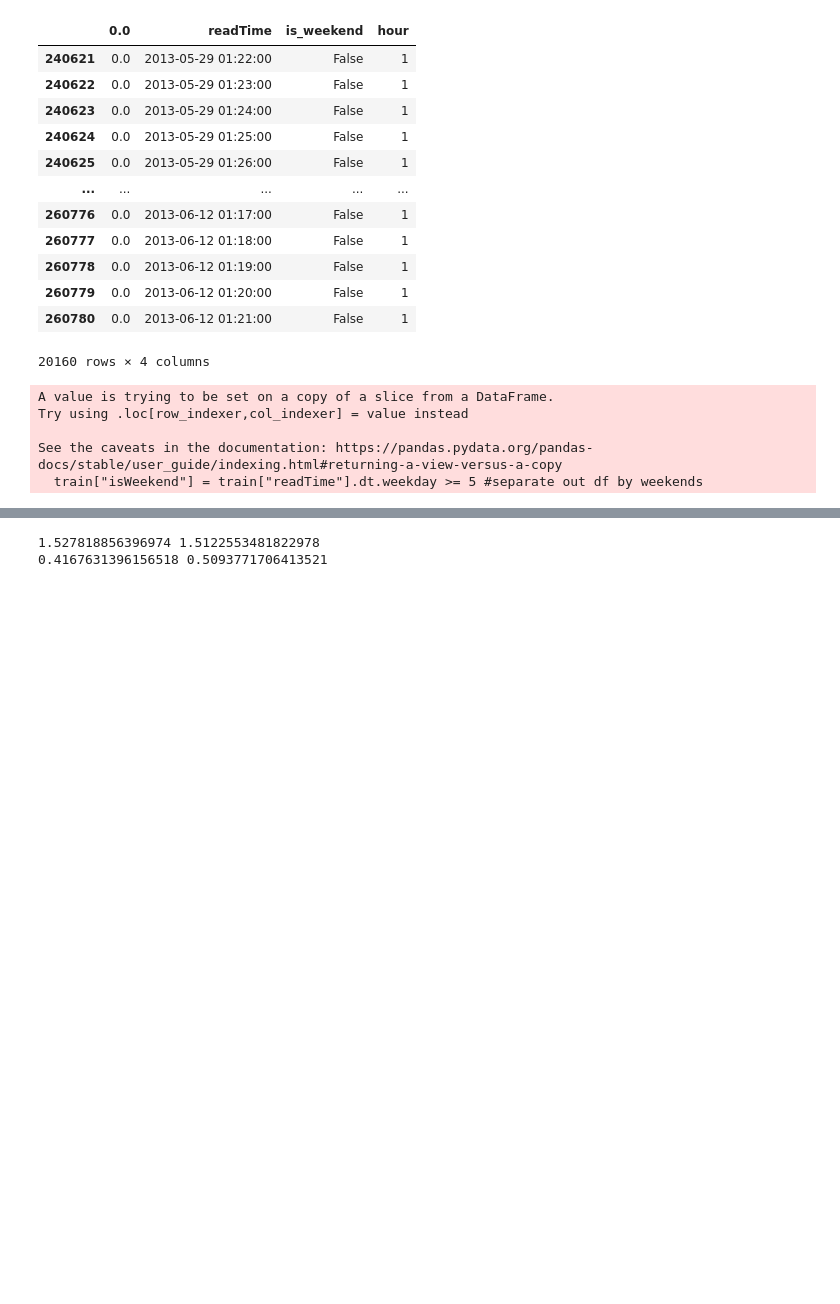
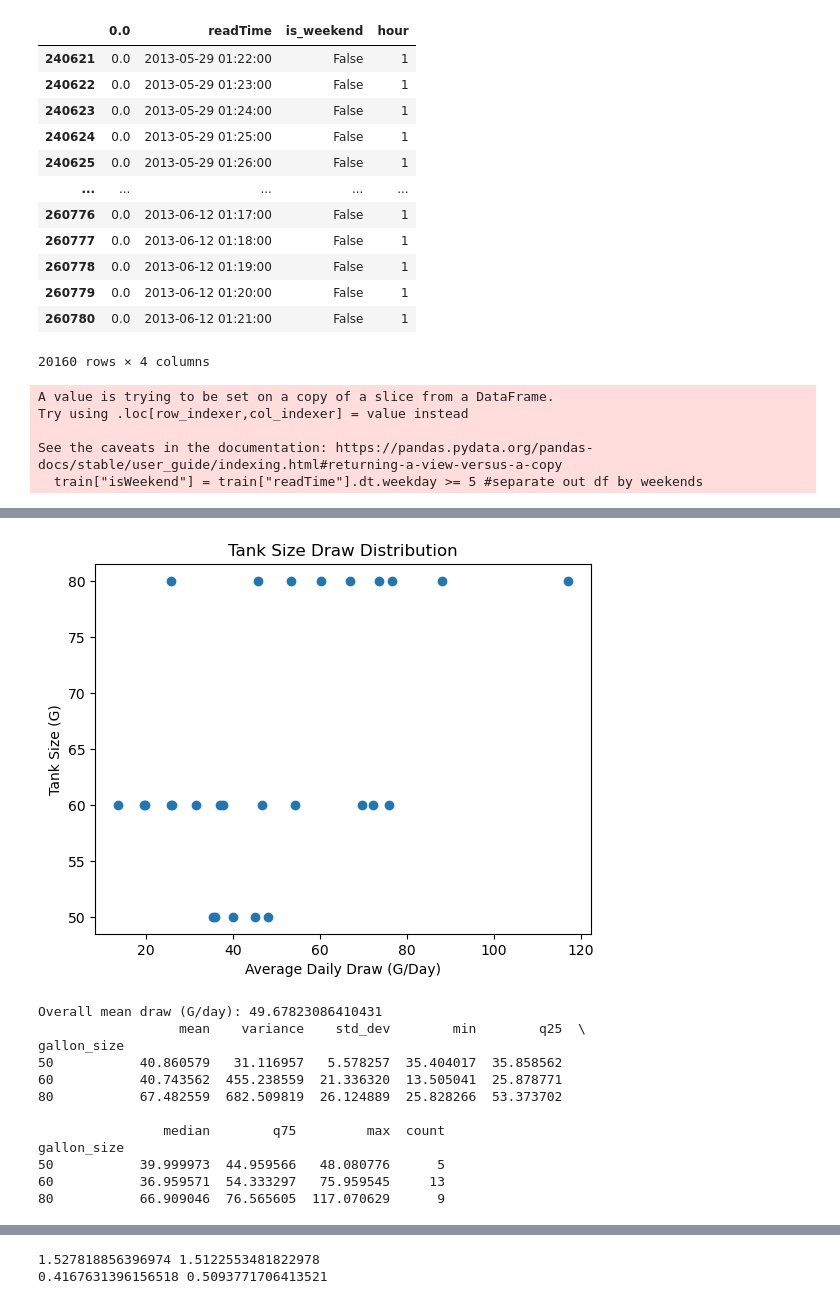
Before and after one commit to NREL/OCHRE, a Jupyter notebook: bin/generate_graphics.ipynb, the cells around one changed output, grey strips where cells are left out. Saved outputs shown, nothing was run; the diff lists cells and outputs as text; code cells hidden in the pictures; blank space fills up the shorter version.

```diff
--- a/bin/generate_graphics.ipynb
+++ b/bin/generate_graphics.ipynb
@@ -627,0 +795,52 @@ Net savings:  0.15179053887893035
+# %%
+import numpy as np
+import pandas as pd
+import matplotlib.pyplot as plt
+
+# Convert to gallons
+avg_draw_g = avg_draw_arr * 0.264172
+
+# Scatter plot
+plt.scatter(avg_draw_g , gallon_sizes)
+plt.xlabel("Average Daily Draw (G/Day)")
+plt.ylabel("Tank Size (G)")
+plt.title("Tank Size Draw Distribution")
+plt.show()
+
+# Optional: print overall mean draw
+print("Overall mean draw (G/day):", np.mean(avg_draw_g))
+
+# Create DataFrame
+df = pd.DataFrame({
+    "avg_draw": avg_draw_g,
+    "gallon_size": gallon_sizes
+})
+
+# Group by tank size and compute statistics
+grouped_stats = df.groupby("gallon_size")["avg_draw"].agg(
+    mean="mean",
+    variance=lambda x: np.var(x, ddof=1),
+    std_dev=lambda x: np.std(x, ddof=1),
+    min="min",
+    q25=lambda x: np.percentile(x, 25),
+    median="median",
+    q75=lambda x: np.percentile(x, 75),
+    max="max",
+    count="count"
+)
+
+print(grouped_stats)
+# %% [output]
+[figure, added]
+Overall mean draw (G/day): 49.67823086410431
+                  mean    variance    std_dev        min        q25  \
+gallon_size
+50           40.860579   31.116957   5.578257  35.404017  35.858562
+60           40.743562  455.238559  21.336320  13.505041  25.878771
+80           67.482559  682.509819  26.124889  25.828266  53.373702
+
+                median        q75         max  count
+gallon_size
+50           39.999973  44.959566   48.080776      5
+60           36.959571  54.333297   75.959545     13
+80           66.909046  76.565605  117.070629      9
```
Also changed, not shown: parts of 34 cells of this notebook, 4 other files.
